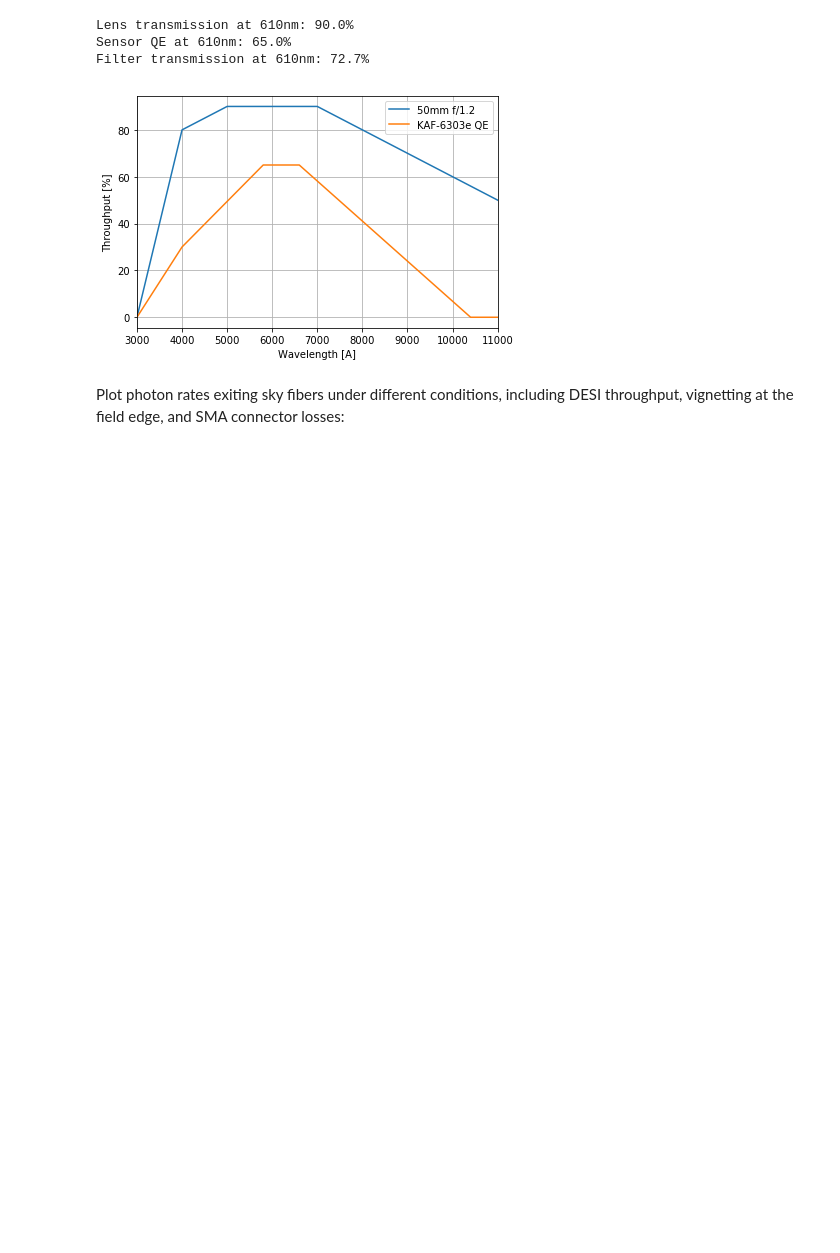
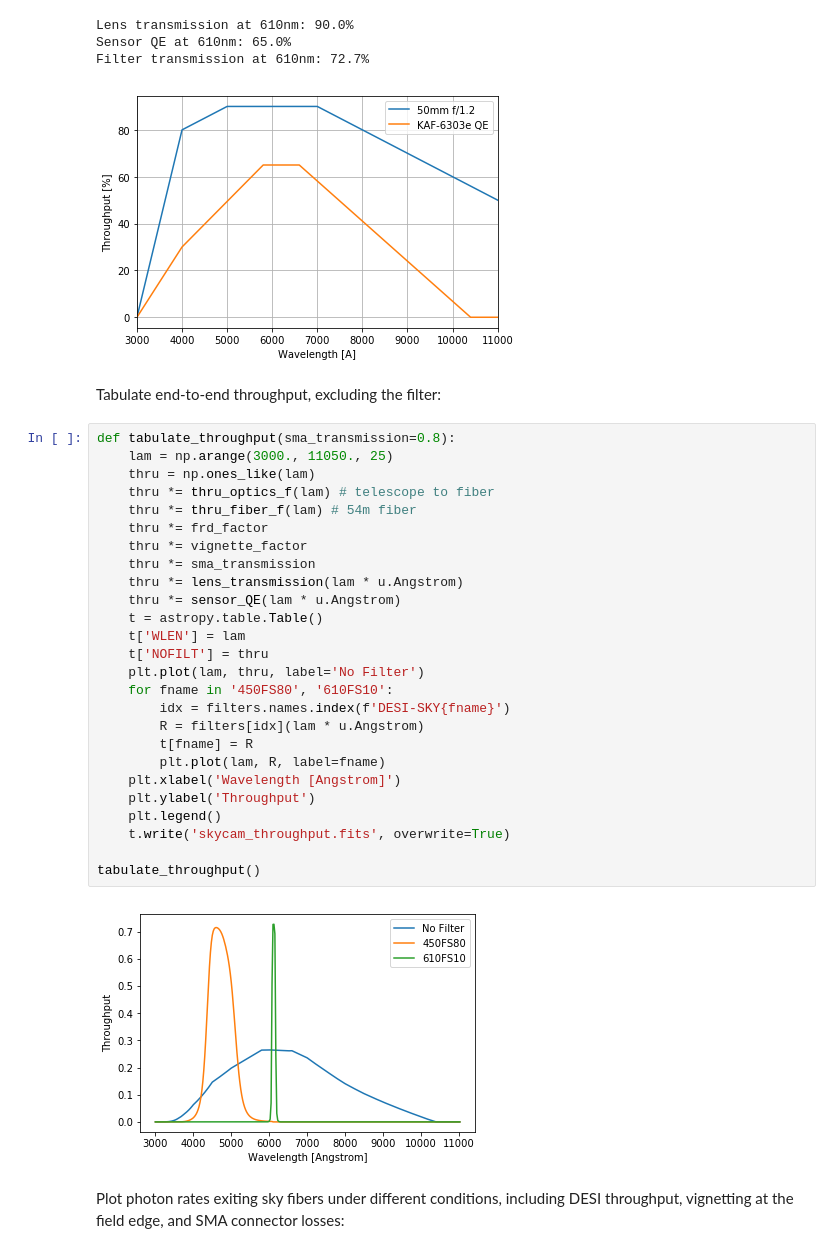
Before and after one commit to desihub/desietcproto, a Jupyter notebook: doc/nb/Sky Camera.ipynb, the cells around one changed output. Drawn from its saved outputs; the diff is of its cells as text; blank space fills up the shorter version.

Commit message:
Save end-to-end throughput

```diff
--- a/doc/nb/Sky Camera.ipynb
+++ b/doc/nb/Sky Camera.ipynb
@@ -520,6 +520,36 @@ Lens transmission at 610nm: 90.0%
 Sensor QE at 610nm: 65.0%
 Filter transmission at 610nm: 72.7%
 [figure]
+# %% [markdown]
+Tabulate end-to-end throughput, excluding the filter:
+# %%
+def tabulate_throughput(sma_transmission=0.8):
+    lam = np.arange(3000., 11050., 25)
+    thru = np.ones_like(lam)
+    thru *= thru_optics_f(lam) # telescope to fiber
+    thru *= thru_fiber_f(lam) # 54m fiber
+    thru *= frd_factor
+    thru *= vignette_factor
+    thru *= sma_transmission
+    thru *= lens_transmission(lam * u.Angstrom)
+    thru *= sensor_QE(lam * u.Angstrom)
+    t = astropy.table.Table()
+    t['WLEN'] = lam
+    t['NOFILT'] = thru
+    plt.plot(lam, thru, label='No Filter')
+    for fname in '450FS80', '610FS10':
+        idx = filters.names.index(f'DESI-SKY{fname}')
+        R = filters[idx](lam * u.Angstrom)
+        t[fname] = R
+        plt.plot(lam, R, label=fname)
+    plt.xlabel('Wavelength [Angstrom]')
+    plt.ylabel('Throughput')
+    plt.legend()
+    t.write('skycam_throughput.fits', overwrite=True)
+
+tabulate_throughput()
+# %% [output]
+[figure, added]
 # %% [markdown]
 Plot photon rates exiting sky fibers under different conditions, including DESI throughput, vignetting at the field edge, and SMA connector losses:
 # %%
```
